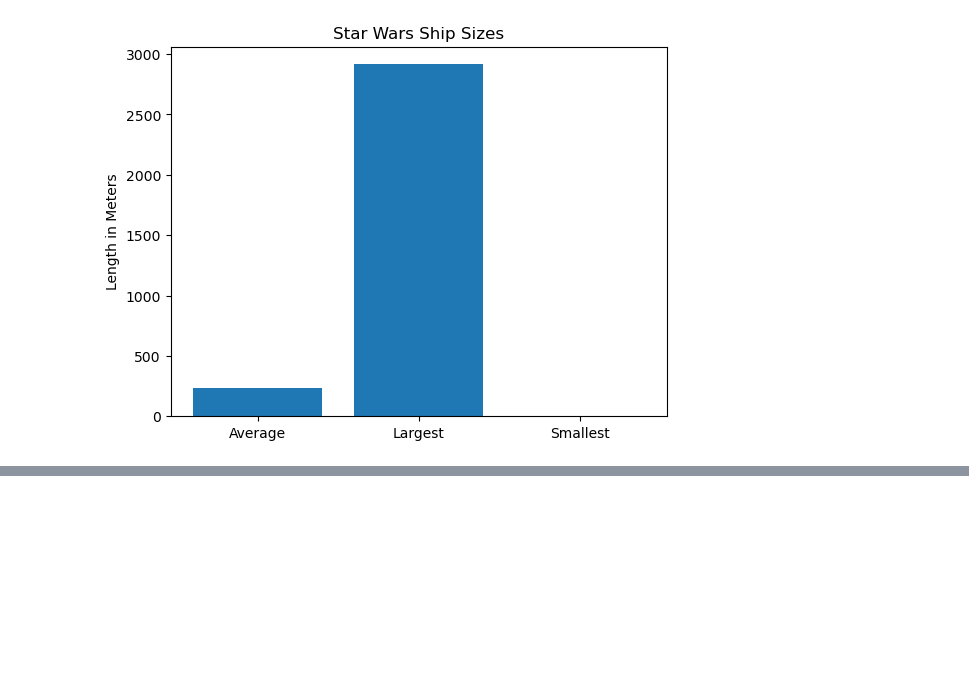
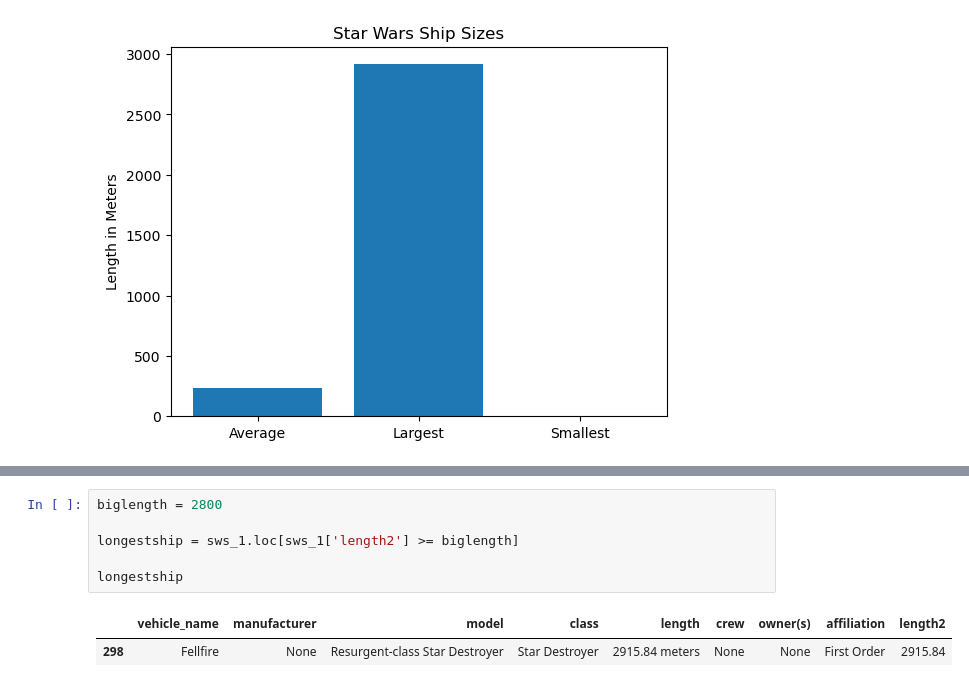
Before and after one commit to wesiswes629/wookiestapi, a Jupyter notebook: notebooks/all_spacecraft.ipynb, the cells around one changed output, grey strips where cells are left out. Saved outputs shown, nothing was run; the diff lists cells and outputs as text; blank space fills up the shorter version.

```diff
--- a/notebooks/all_spacecraft.ipynb
+++ b/notebooks/all_spacecraft.ipynb
@@ -553,0 +564,9 @@ plt.show()
+# %%
+biglength = 2800
+
+longestship = sws_1.loc[sws_1['length2'] >= biglength]
+
+longestship
+# %% [output]
+|  | vehicle_name | manufacturer | model | class | length | crew | owner(s) | affiliation | length2 |
+| 298 | Fellfire | None | Resurgent-class Star Destroyer | Star Destroyer | 2915.84 meters | None | None | First Order | 2915.84 |
```
Also changed, not shown: parts of 2 cells of this notebook.
